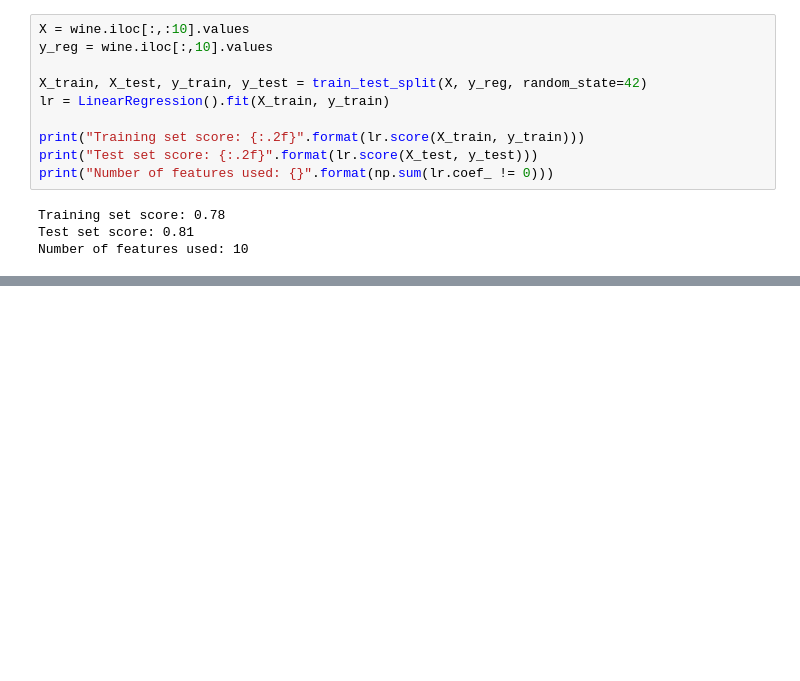
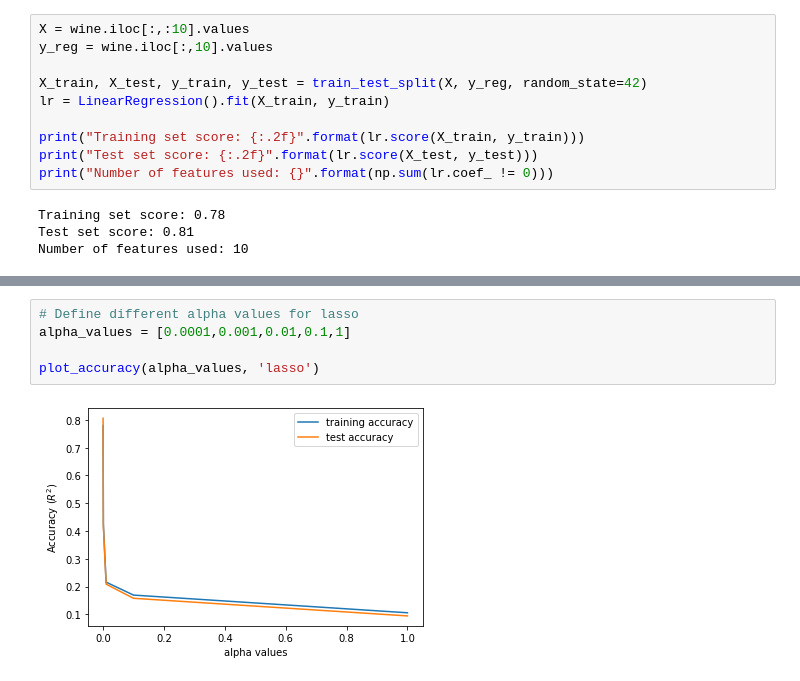
Before and after one commit to myGitHub001/Test, a Jupyter notebook: wine.ipynb, the cells around one changed output, grey strips where cells are left out. Drawn from its saved outputs; the diff is of its cells as text; blank space fills up the shorter version.

```diff
--- a/wine.ipynb
+++ b/wine.ipynb
@@ -81,0 +232,7 @@ Number of features used: 2
+# %%
+# Define different alpha values for lasso
+alpha_values = [0.0001,0.001,0.01,0.1,1]
+
+plot_accuracy(alpha_values, 'lasso')
+# %% [output]
+[figure, added]
```
Also changed, not shown: parts of 15 cells of this notebook.
